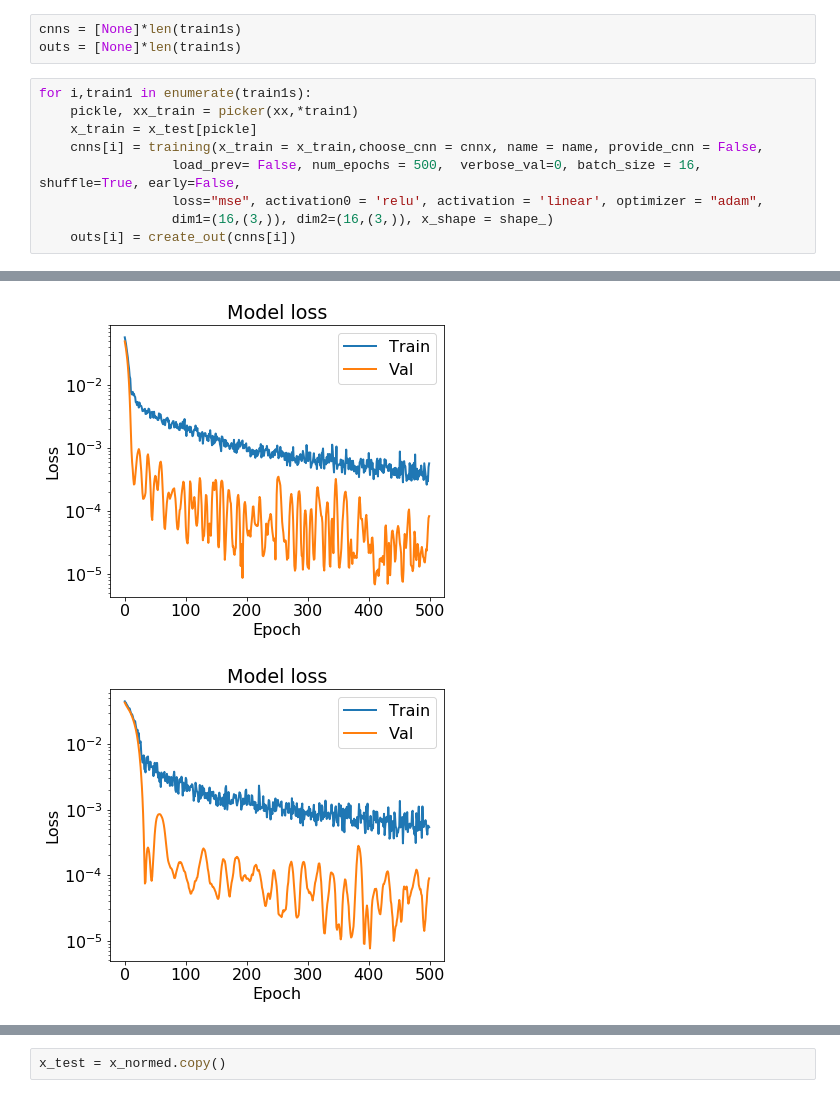
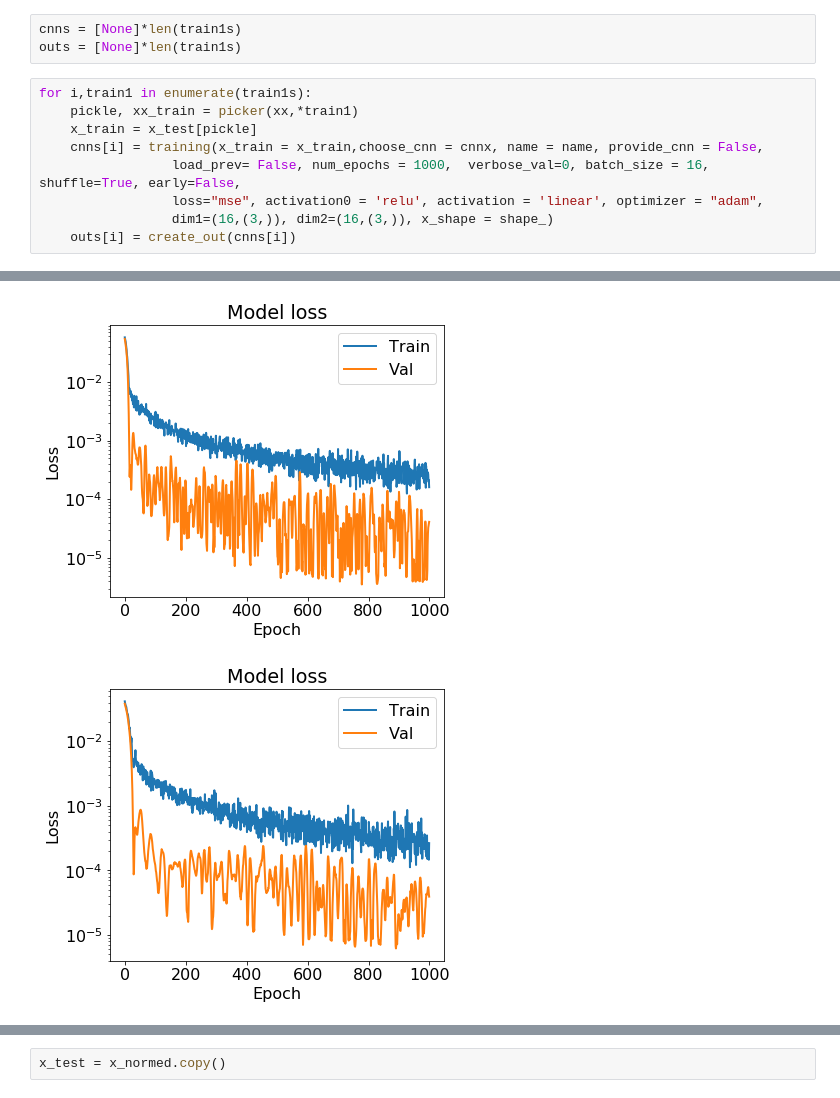
Before and after one commit to Qottmann/anomaly-detection-PEPS, a Jupyter notebook: 2-x_single-cut_rho2-eigenvals.ipynb, the cells around one changed output, grey strips where cells are left out. Saved outputs shown, nothing was run; the diff lists cells and outputs as text.

```diff
--- a/single-cut_rho2-eigenvals.ipynb
+++ b/2-x_single-cut_rho2-eigenvals.ipynb
@@ -207,7 +207,7 @@ for i,train1 in enumerate(train1s):
     pickle, xx_train = picker(xx,*train1)
     x_train = x_test[pickle]
     cnns[i] = training(x_train = x_train,choose_cnn = cnnx, name = name, provide_cnn = False,
-                 load_prev= False, num_epochs = 500,  verbose_val=0, batch_size = 16, shuffle=True, early=False,
+                 load_prev= False, num_epochs = 1000,  verbose_val=0, batch_size = 16, shuffle=True, early=False,
                  loss="mse", activation0 = 'relu', activation = 'linear', optimizer = "adam",
                  dim1=(16,(3,)), dim2=(16,(3,)), x_shape = shape_)
     outs[i] = create_out(cnns[i])
@@ -216,5 +216,5 @@ for i,train1 in enumerate(train1s):
-[figure, old version]
+[figure, new version]
-[figure, old version]
+[figure, new version]
 # %%
 fig, axs = plt.subplots(ncols=3,figsize=(12,5))
 for i,train1 in enumerate(train1s):
```
Also changed, not shown: parts of 6 cells of this notebook, 15 other files.
